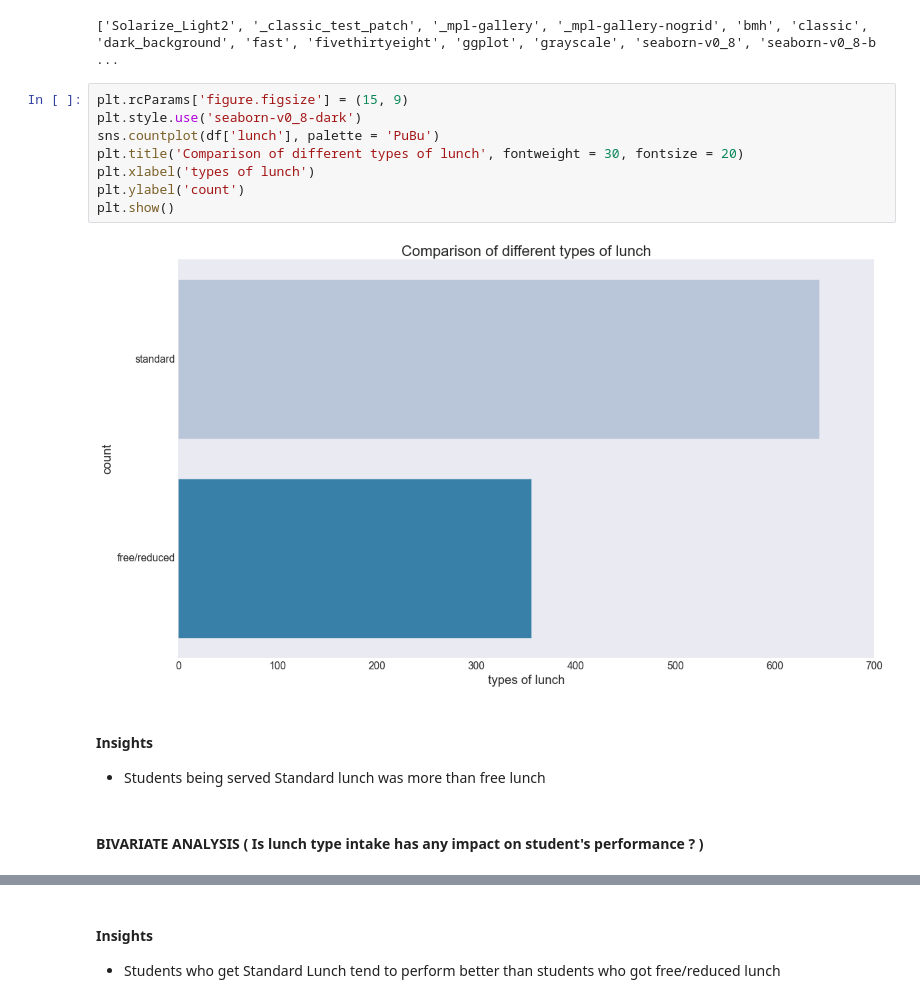
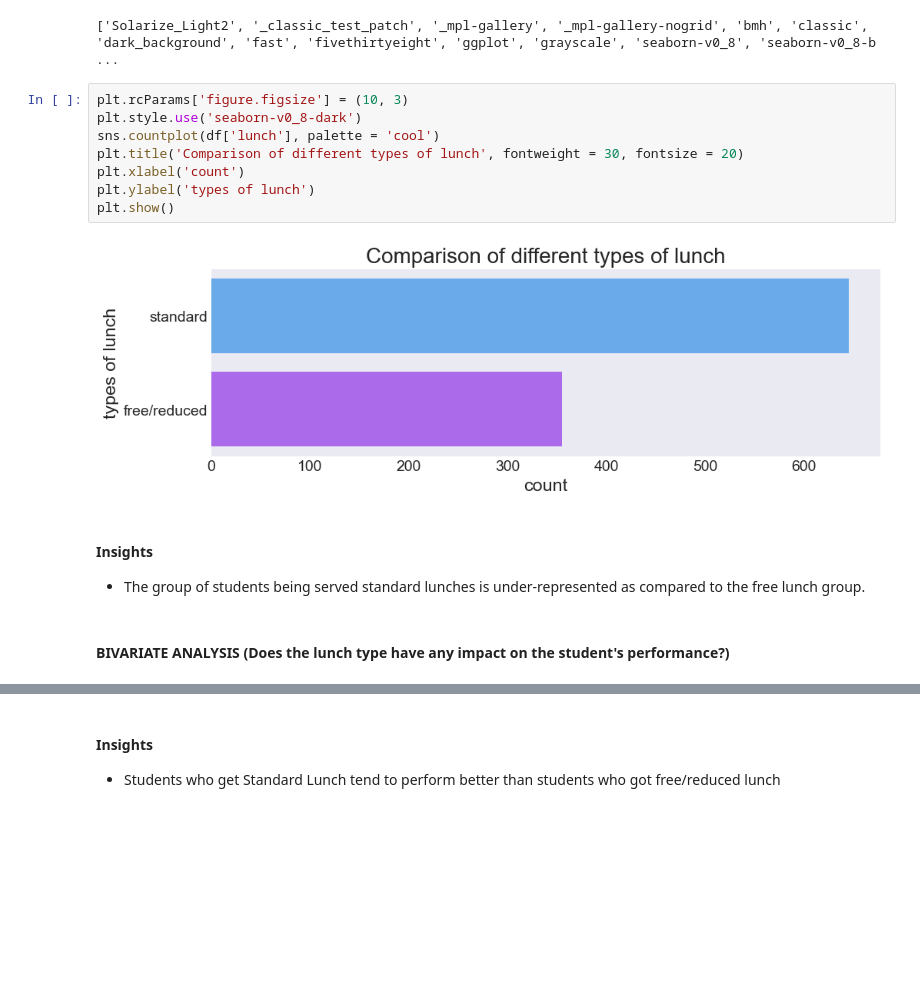
Before and after one commit to MohsinAli-10/ML-project-1-Student-Performance-Prediction, a Jupyter notebook: notebook/1 . EDA STUDENT PERFORMANCE .ipynb, the cells around one changed output, grey strips where cells are left out. Saved outputs shown, nothing was run; the diff lists cells and outputs as text; blank space fills up the shorter version.

```diff
--- a/notebook/1 . EDA STUDENT PERFORMANCE .ipynb
+++ b/notebook/1 . EDA STUDENT PERFORMANCE .ipynb
@@ -596,18 +611,18 @@ print(plt.style.available)
 # %% [output]
 ['Solarize_Light2', '_classic_test_patch', '_mpl-gallery', '_mpl-gallery-nogrid', 'bmh', 'classic', 'dark_background', 'fast', 'fivethirtyeight', 'ggplot', 'grayscale', 'seaborn-v0_8', 'seaborn-v0_8-b ...
 # %%
-plt.rcParams['figure.figsize'] = (15, 9)
+plt.rcParams['figure.figsize'] = (10, 3)
 plt.style.use('seaborn-v0_8-dark')
-sns.countplot(df['lunch'], palette = 'PuBu')
+sns.countplot(df['lunch'], palette = 'cool')
 plt.title('Comparison of different types of lunch', fontweight = 30, fontsize = 20)
-plt.xlabel('types of lunch')
-plt.ylabel('count')
+plt.xlabel('count')
+plt.ylabel('types of lunch')
 plt.show()
 # %% [output]
-[figure, old version]
+[figure, new version]
 # %% [markdown]
 #### Insights
-- Students being served Standard lunch was more than free lunch
+- The group of students being served standard lunches is under-represented as compared to the free lunch group.
 # %% [markdown]
-#### BIVARIATE ANALYSIS (  Is lunch type intake has any impact on student's performance ? )
+#### BIVARIATE ANALYSIS (Does the lunch type have any impact on the student's performance?)
 # %%
```
Also changed, not shown: parts of 15 cells of this notebook.
